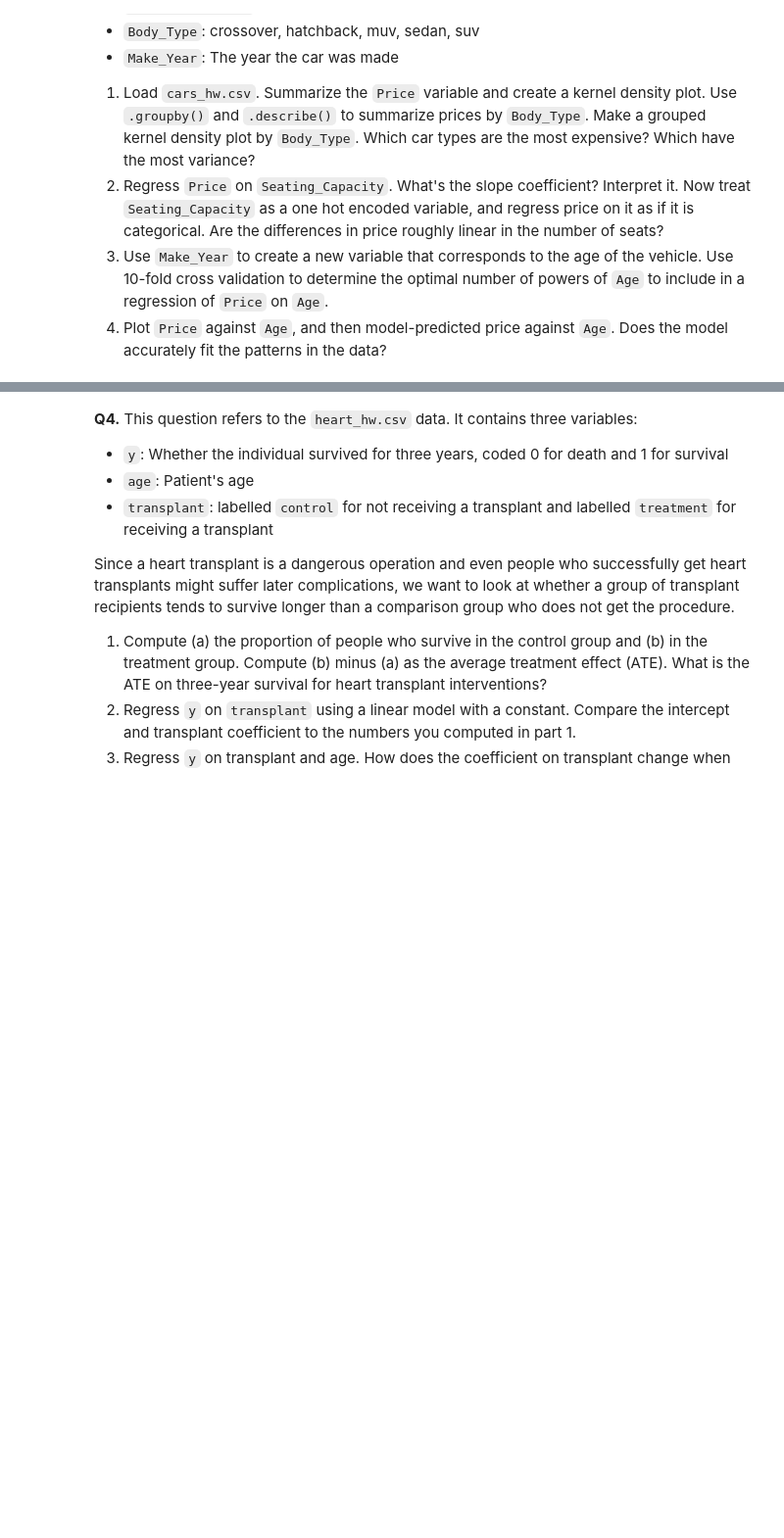
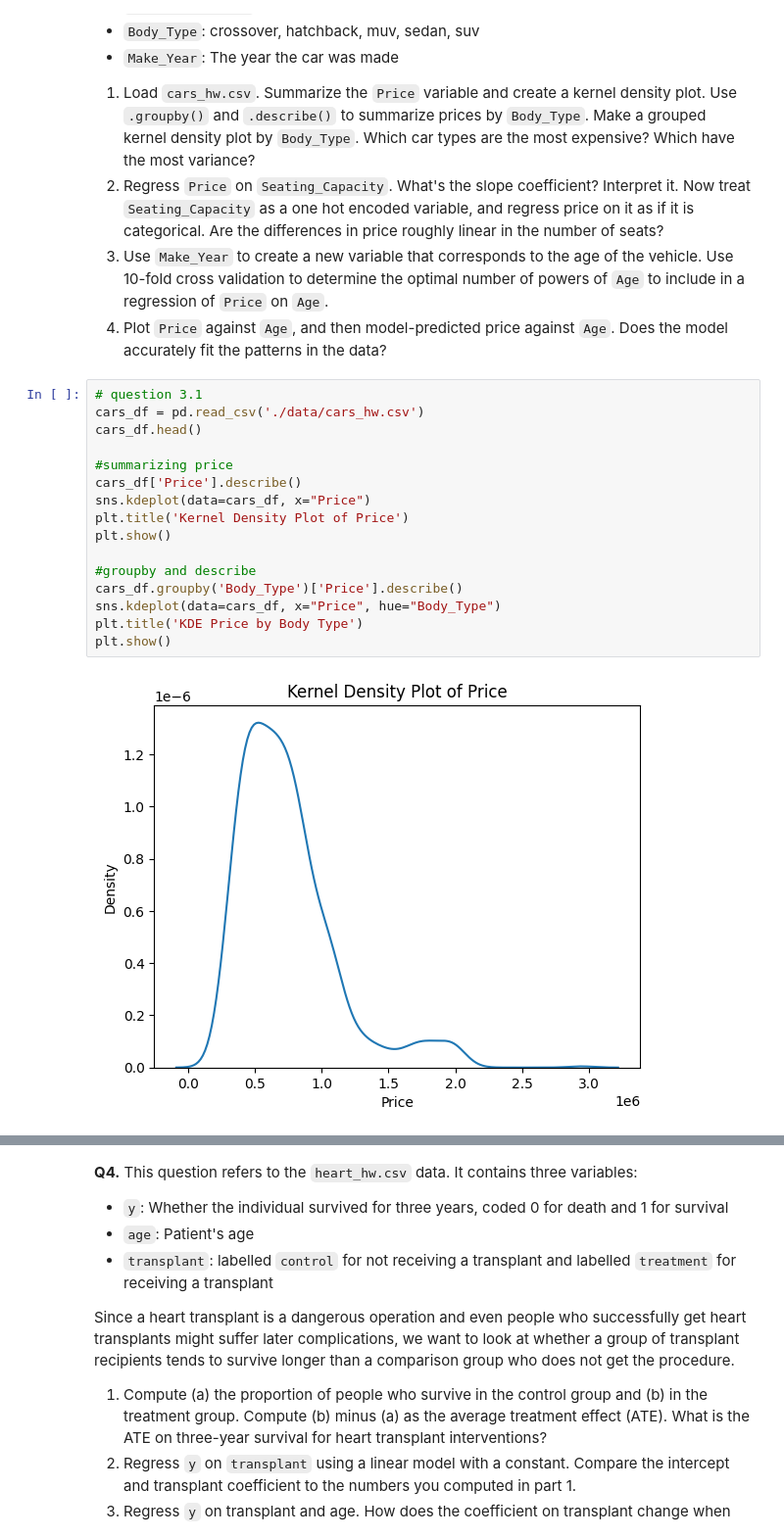
Before and after one commit to arya-rajesh-99/undergrad_ml_assignments, a Jupyter notebook: 03_assignment_linear_models.ipynb, the cells around one changed output, grey strips where cells are left out. Shown at 98% size. Drawn from its saved outputs; the diff is of its cells as text; blank space fills up the shorter version.

```diff
--- a/03_assignment_linear_models.ipynb
+++ b/03_assignment_linear_models.ipynb
@@ -258,3 +249,21 @@ Part 5 MSE: 20693.20558126925
   2. Regress `Price` on `Seating_Capacity`. What's the slope coefficient? Interpret it. Now treat `Seating_Capacity` as a one hot encoded variable, and regress price on it as if it is categorical. Are the differences in price roughly linear in the number of seats?
   3. Use `Make_Year` to create a new variable that corresponds to the age of the vehicle. Use 10-fold cross validation to determine the optimal number of powers of `Age` to include in a regression of `Price` on `Age`.
   4. Plot `Price` against `Age`, and then model-predicted price against `Age`. Does the model accurately fit the patterns in the data?
+# %%
+# question 3.1
+cars_df = pd.read_csv('./data/cars_hw.csv')
+cars_df.head()
+
+#summarizing price
+cars_df['Price'].describe()
+sns.kdeplot(data=cars_df, x="Price")
+plt.title('Kernel Density Plot of Price')
+plt.show()
+
+#groupby and describe
+cars_df.groupby('Body_Type')['Price'].describe()
+sns.kdeplot(data=cars_df, x="Price", hue="Body_Type")
+plt.title('KDE Price by Body Type')
+plt.show()
+# %% [output]
+[figure, added]
```
Also changed, not shown: parts of 11 cells of this notebook.
